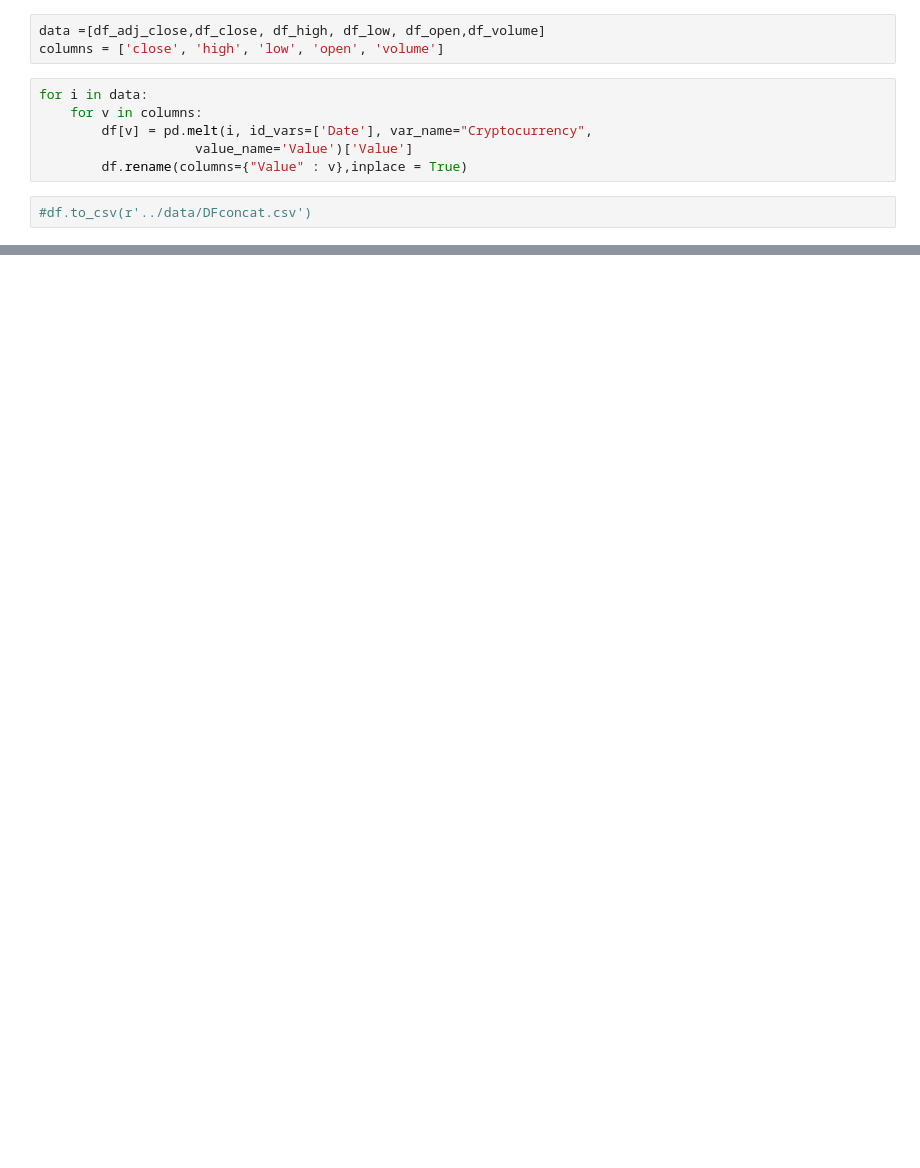
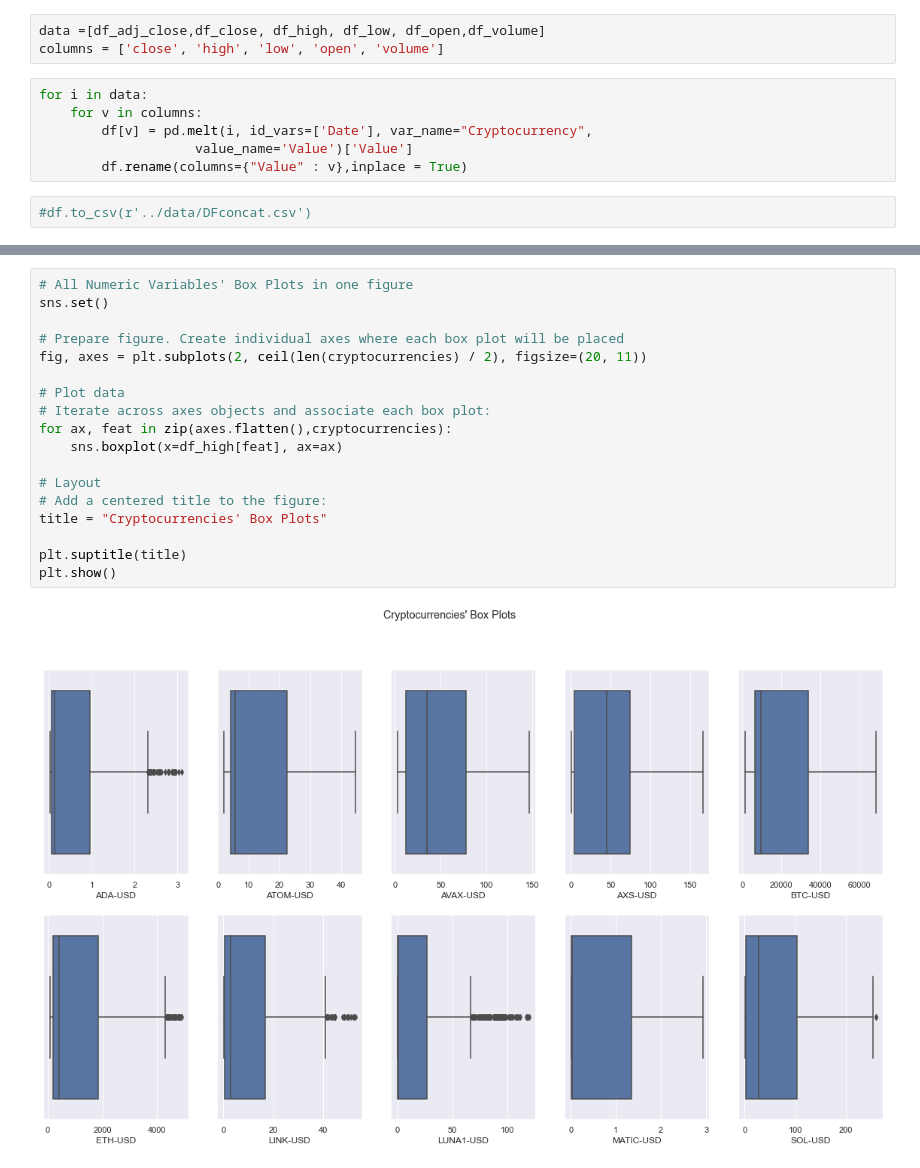
Before and after one commit to diogobulhosa/BC4, a Jupyter notebook: notebooks/NB_Mafalda.ipynb, the cells around one changed output, grey strips where cells are left out. Saved outputs shown, nothing was run; the diff lists cells and outputs as text; blank space fills up the shorter version.

```diff
--- a/notebooks/NB_Mafalda.ipynb
+++ b/notebooks/NB_Mafalda.ipynb
@@ -64,0 +176,20 @@ df['ranknow'] =
+# %%
+# All Numeric Variables' Box Plots in one figure
+sns.set()
+
+# Prepare figure. Create individual axes where each box plot will be placed
+fig, axes = plt.subplots(2, ceil(len(cryptocurrencies) / 2), figsize=(20, 11))
+
+# Plot data
+# Iterate across axes objects and associate each box plot:
+for ax, feat in zip(axes.flatten(),cryptocurrencies):
+    sns.boxplot(x=df_high[feat], ax=ax)
+
+# Layout
+# Add a centered title to the figure:
+title = "Cryptocurrencies' Box Plots"
+
+plt.suptitle(title)
+plt.show()
+# %% [output]
+[figure, added]
```
Also changed, not shown: parts of 38 cells of this notebook.
